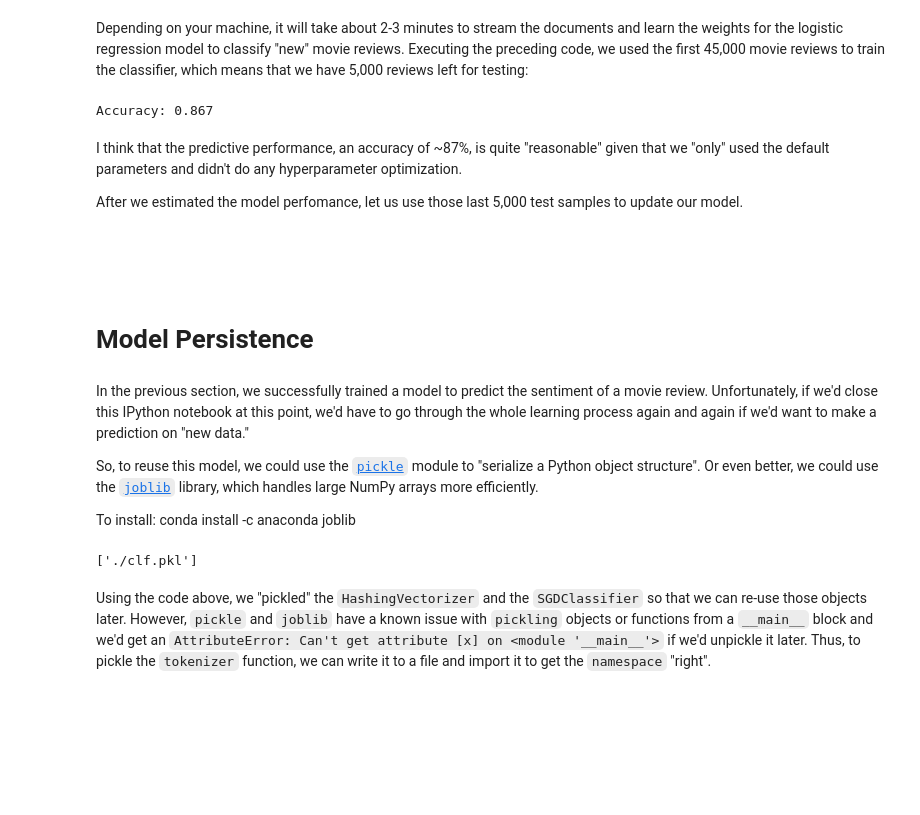
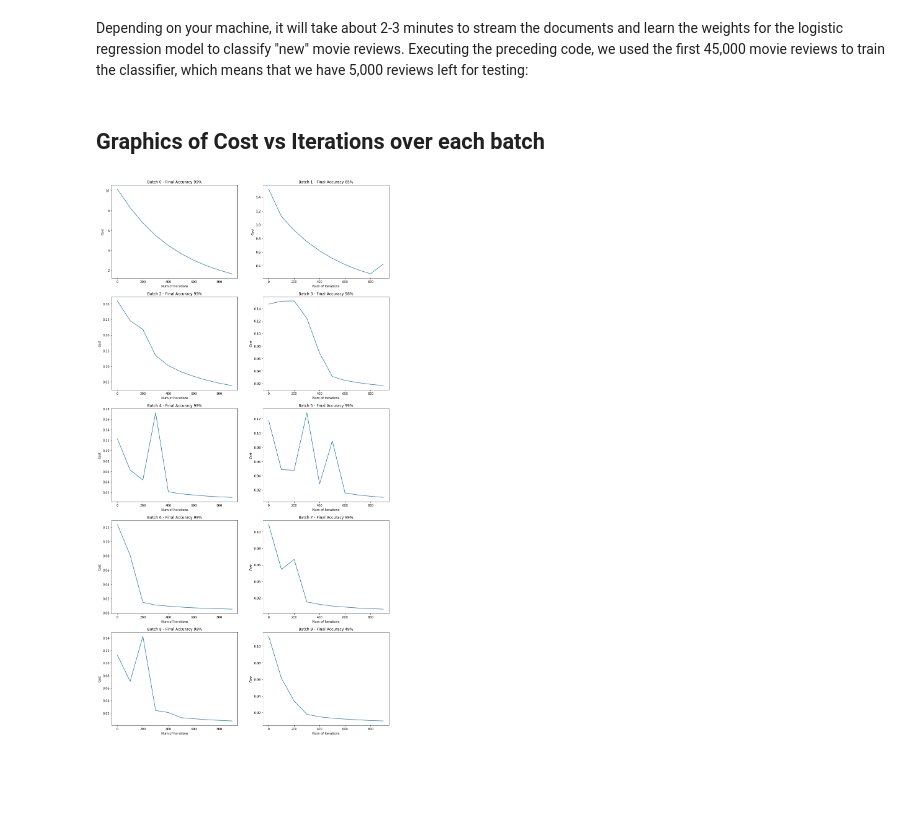
Before and after one commit to dpalominop/SistemasInteligentes, a Jupyter notebook: semana6/homework/NeuralNetworksSemana3.ipynb, the cells around one changed output. Cells and saved outputs as stored; diff of their text form; code cells hidden in the pictures; blank space fills up the shorter version.

```diff
--- a/semana6/homework/NeuralNetworksSemana3.ipynb
+++ b/semana6/homework/NeuralNetworksSemana3.ipynb
@@ -130,0 +297,13 @@ for _ in range(45):
+# %%
+def sigmoid_deriv(z):
+    """
+    Compute the derivative of the sigmoid of z
+
+    Arguments:
+    z -- A scalar or numpy array of any size.
+
+    Return:
+    s -- sigmoid_deriv(z)
+    """
+    s = sigmoid(z)*(1-sigmoid(z))
+    return s
@@ -130,0 +312,5 @@ for _ in range(45):
+# %%
+def compute_cost(y, y_hat):
+    m = y.shape[1]
+    L = 1/m*np.sum(0.5*(y-y_hat)*(y-y_hat))
+    return L
@@ -130,0 +555,6 @@ for _ in range(45):
+# %%
+model.fit(X_train, Y_train, epochs = 3, batch_size = 512, verbose = 2)
+# %%
+%xmode Plain
+%pdb on
+d = train_three_layer(X_train, y_train, K=1,  h_neurons=20, num_iterations=1000, learning_rate= 1, use_reg=True, reg_lambda=1e-3, print_cost=True)
@@ -131,13 +590,2 @@ for _ in range(45):
 # %% [markdown]
 Depending on your machine, it will take about 2-3 minutes to stream the documents and learn the weights for the logistic regression model to classify "new" movie reviews. Executing the preceding code, we used the first 45,000 movie reviews to train the classifier, which means that we have 5,000 reviews left for testing:
-# %%
-X_test, y_test = get_minibatch(doc_stream, size=5000)
-X_test = vect.transform(X_test)
-print('Accuracy: %.3f' % clf.score(X_test, y_test))
-#Exercise 3: compare  with your Neural Network
-# %% [output]
-Accuracy: 0.867
-# %% [markdown]
-I think that the predictive performance, an accuracy of ~87%, is quite "reasonable" given that we "only" used the default parameters and didn't do any hyperparameter optimization.
-
-After we estimated the model perfomance, let us use those last 5,000 test samples to update our model.
@@ -146,24 +592,22 @@ clf = clf.partial_fit(X_test, y_test)
+# %% [markdown]
+## Graphics of Cost vs Iterations over each batch
+# %%
+plt.figure(figsize=(16, 32))
+for i, other in enumerate(d['costs']):
+    plt.subplot(5, 2, i+1)
+
+    cost    = d['costs'][i]
+    iteration = [c*100 for c in range(len(cost))]
+    accuracy  = d['accuracies'][i]*100
+
+    plt.title('Batch %d - Final Accuracy %d%%' % (i, accuracy))
+    plt.xlabel('Num of Iterations')
+    plt.ylabel('Cost')
+
+    plt.plot(iteration, cost)
+plt.show()
+# %% [output]
+[figure, added]
 # %% [markdown]
 <br>
 <br>
-# %% [markdown]
-# Model Persistence
-# %% [markdown]
-In the previous section, we successfully trained a model to predict the sentiment of a movie review. Unfortunately, if we'd close this IPython notebook at this point, we'd have to go through the whole learning process again and again if we'd want to make a prediction on "new data."
-
-So, to reuse this model, we could use the [`pickle`](https://docs.python.org/3.5/library/pickle.html) module to "serialize a Python object structure". Or even better, we could use the [`joblib`](https://pypi.python.org/pypi/joblib) library, which handles large NumPy arrays more efficiently.
-
-To install:
-conda install -c anaconda joblib
-# %%
-import joblib
-import os
-if not os.path.exists('./pkl_objects'):
-    os.mkdir('./pkl_objects')
-
-joblib.dump(vect, './vectorizer.pkl')
-joblib.dump(clf, './clf.pkl')
-# %% [output]
-['./clf.pkl']
-# %% [markdown]
-Using the code above, we "pickled" the `HashingVectorizer` and the `SGDClassifier` so that we can re-use those objects later. However, `pickle` and `joblib` have a known issue with `pickling` objects or functions from a `__main__` block and we'd get an `AttributeError: Can't get attribute [x] on <module '__main__'>` if we'd unpickle it later. Thus, to pickle the `tokenizer` function, we can write it to a file and import it to get the `namespace` "right".
```
Also changed, not shown: parts of 52 cells of this notebook.
